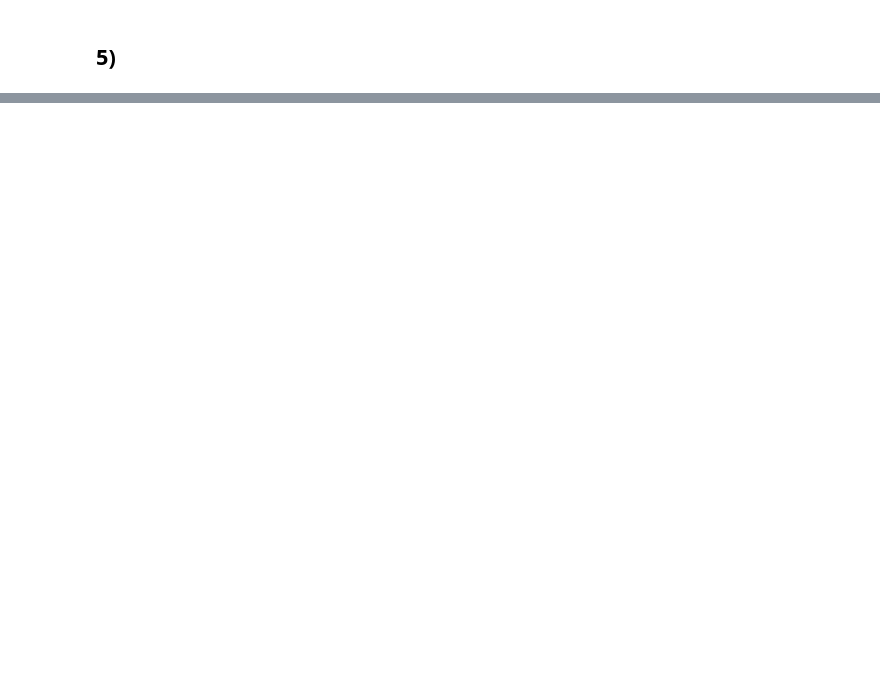
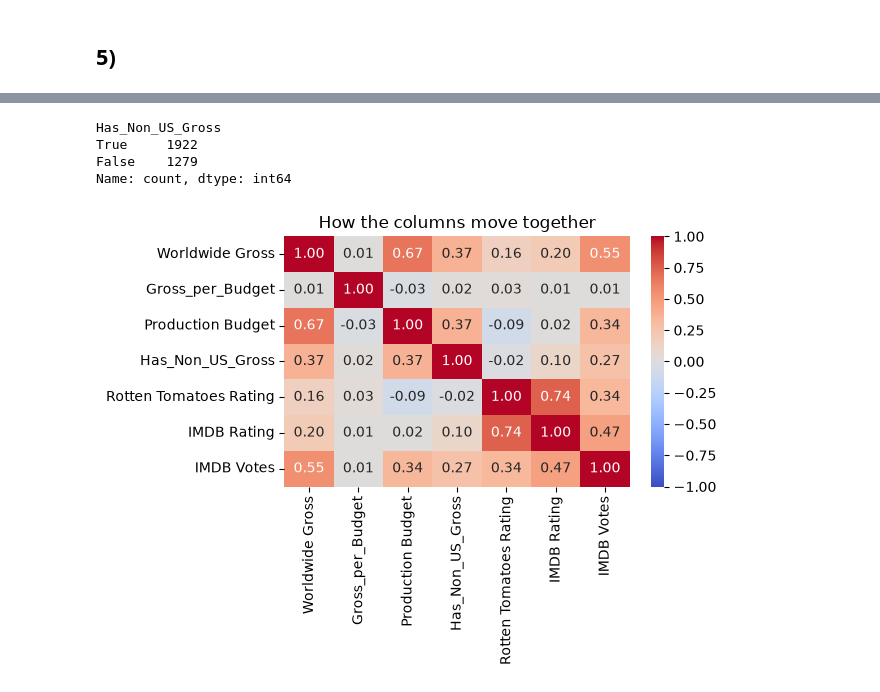
Before and after one commit to jakobschonberg/lexicon, a Jupyter notebook: Data_Analysis_Visualization/Project_Movies/movies.ipynb, the cells around one changed output, grey strips where cells are left out. Drawn from its saved outputs; the diff is of its cells as text; code cells hidden in the pictures; blank space fills up the shorter version.

Commit message:
da_project_plots

```diff
--- a/Data_Analysis_Visualization/Project_Movies/movies.ipynb
+++ b/Data_Analysis_Visualization/Project_Movies/movies.ipynb
@@ -420,0 +427,21 @@ movies.head()
+# %%
+movies['Gross_per_Budget'] = movies['Worldwide Gross'] / movies ['Production Budget']
+# %%
+movies['Has_Non_US_Gross'] = movies['US Gross'] < movies['Worldwide Gross']
+# %%
+movies.Has_Non_US_Gross.value_counts(dropna=False)
+# %% [output]
+Has_Non_US_Gross
+True     1922
+False    1279
+Name: count, dtype: int64
+# %%
+columns = ['Worldwide Gross', 'Gross_per_Budget', 'Production Budget', 'Has_Non_US_Gross', 'Rotten Tomatoes Rating', 'IMDB Rating', 'IMDB Votes']
+corr = movies[columns].corr()
+fig, ax = plt.subplots()
+sns.heatmap(corr, annot=True, fmt='.2f', cmap='coolwarm', vmin=-1, vmax=1, ax=ax)
+ax.set_title('How the columns move together')
+plt.tight_layout()
+plt.show()
+# %% [output]
+[figure, added]
```
Also changed, not shown: parts of 16 cells of this notebook.
